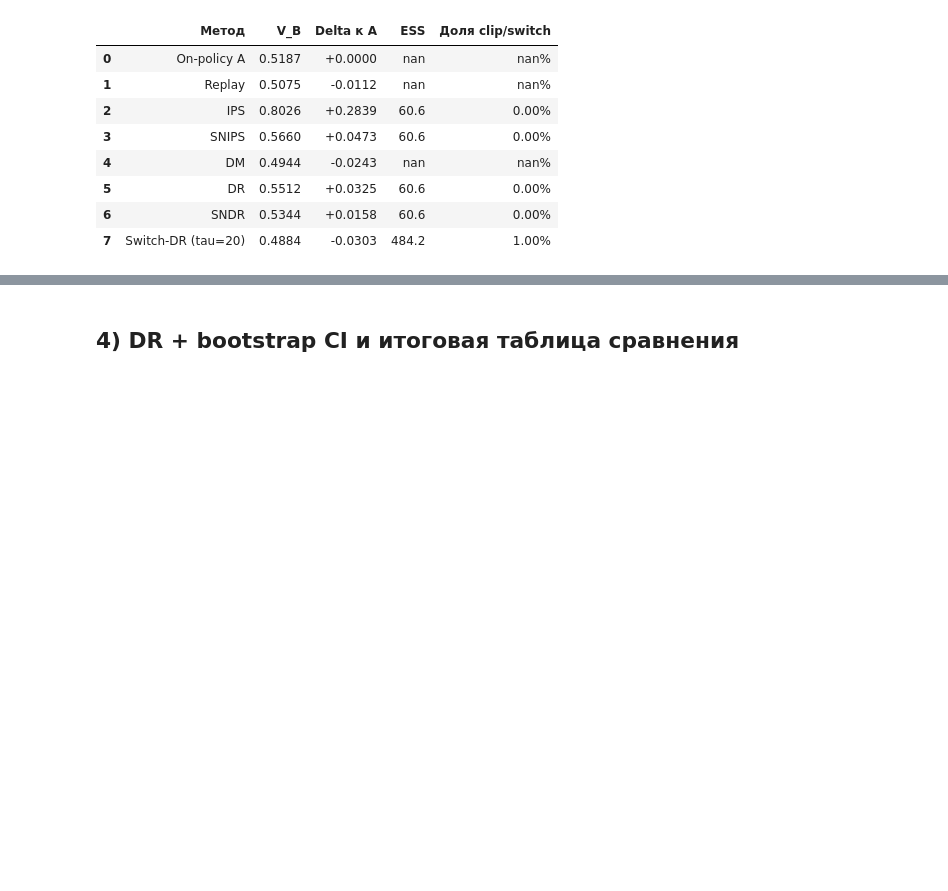
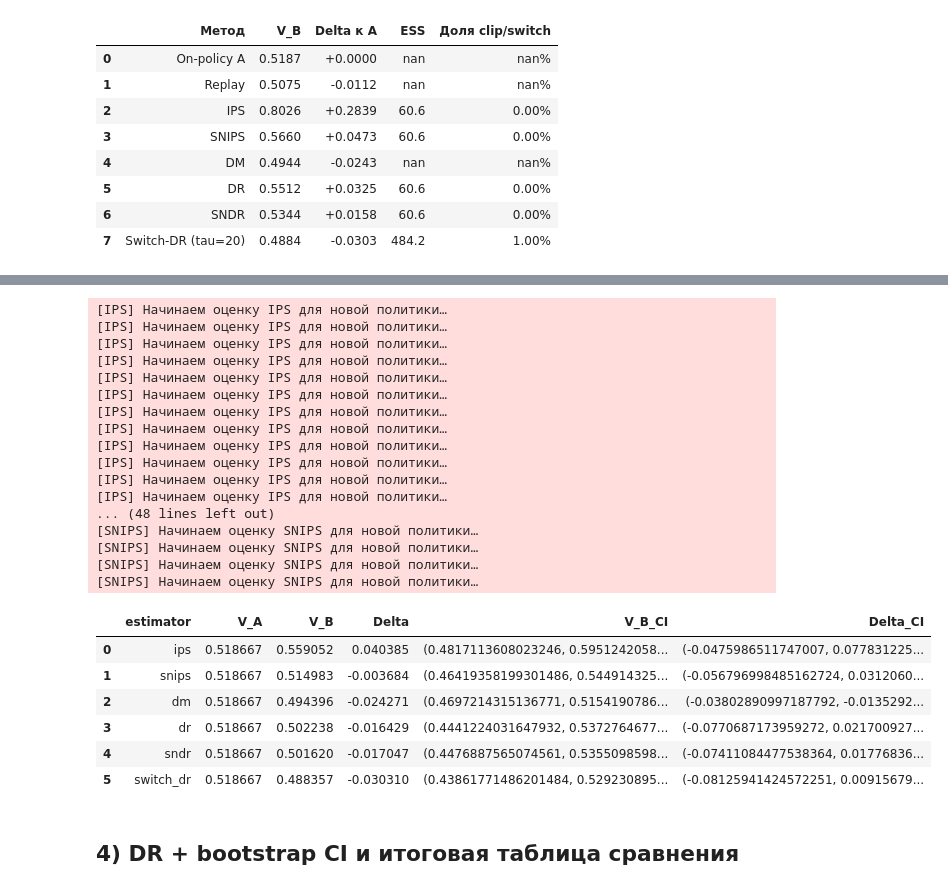
Before and after one commit to Yurashku/OffPolicyLab, a Jupyter notebook: examples/tutorial.ipynb, the cells around one changed output, grey strips where cells are left out. Drawn from its saved outputs; the diff is of its cells as text; code cells hidden in the pictures; blank space fills up the shorter version.

Commit message:
Add unified OPEEvaluator with default CI workflow

```diff
--- a/examples/tutorial.ipynb
+++ b/examples/tutorial.ipynb
@@ -144,3 +172,43 @@ comparison_df.style.format({"V_B": "{:.4f}", "Delta к A": "{:+.4f}", "ESS": "{:
+# %%
+evaluator = OPEEvaluator(
+    logs,
+    policyB,
+    target=target_col,
+    feature_cols=feature_cols,
+    action_col=action_col,
+    cluster_col="user_id",
+    n_boot=30,
+    weight_clip=20.0,
+)
+
+methods = ["ips", "snips", "dm", "dr", "sndr", "switch_dr"]
+obj_rows = [evaluator.evaluate(m) for m in methods]
+display(pd.DataFrame(obj_rows)[["estimator", "V_A", "V_B", "Delta", "V_B_CI", "Delta_CI"]])
+# %% [output]
+[IPS] Начинаем оценку IPS для новой политики…
+[IPS] Начинаем оценку IPS для новой политики…
+[IPS] Начинаем оценку IPS для новой политики…
+[IPS] Начинаем оценку IPS для новой политики…
+[IPS] Начинаем оценку IPS для новой политики…
+[IPS] Начинаем оценку IPS для новой политики…
+[IPS] Начинаем оценку IPS для новой политики…
+[IPS] Начинаем оценку IPS для новой политики…
+[IPS] Начинаем оценку IPS для новой политики…
+[IPS] Начинаем оценку IPS для новой политики…
+[IPS] Начинаем оценку IPS для новой политики…
+[IPS] Начинаем оценку IPS для новой политики…
+... (48 lines left out)
+[SNIPS] Начинаем оценку SNIPS для новой политики…
+[SNIPS] Начинаем оценку SNIPS для новой политики…
+[SNIPS] Начинаем оценку SNIPS для новой политики…
+[SNIPS] Начинаем оценку SNIPS для новой политики…
+|  | estimator | V_A | V_B | Delta | V_B_CI | Delta_CI |
+| 0 | ips | 0.518667 | 0.559052 | 0.040385 | (0.4817113608023246, 0.5951242058... | (-0.0475986511747007, 0.077831225... |
+| 1 | snips | 0.518667 | 0.514983 | -0.003684 | (0.46419358199301486, 0.544914325... | (-0.056796998485162724, 0.0312060... |
+| 2 | dm | 0.518667 | 0.494396 | -0.024271 | (0.4697214315136771, 0.5154190786... | (-0.03802890997187792, -0.0135292... |
+| 3 | dr | 0.518667 | 0.502238 | -0.016429 | (0.4441224031647932, 0.5372764677... | (-0.0770687173959272, 0.021700927... |
+| 4 | sndr | 0.518667 | 0.501620 | -0.017047 | (0.4476887565074561, 0.5355098598... | (-0.07411084477538364, 0.01776836... |
+| 5 | switch_dr | 0.518667 | 0.488357 | -0.030310 | (0.43861771486201484, 0.529230895... | (-0.08125941424572251, 0.00915679... |
 # %% [markdown]
 ## 4) DR + bootstrap CI и итоговая таблица сравнения
 # %%
```
Also changed, not shown: parts of 5 cells of this notebook, 6 other files.
